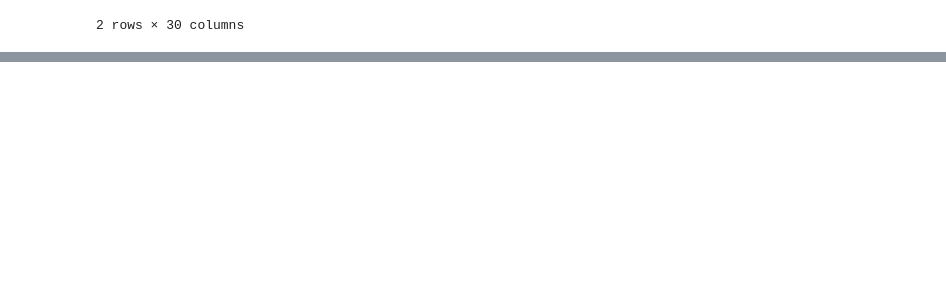
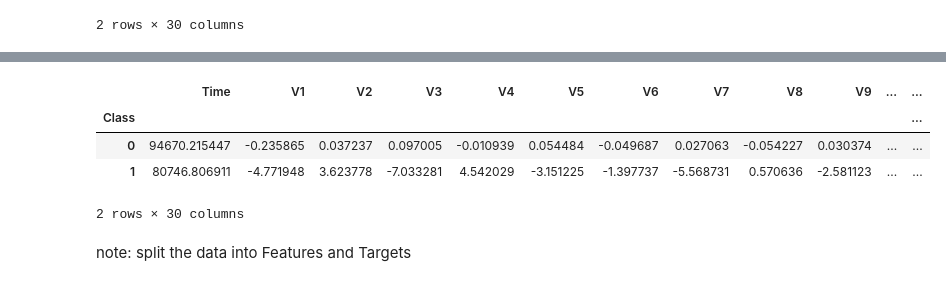
Before and after one commit to 13illydakid/Credit_Card_Fraud_Detection_Project, a Jupyter notebook: card_fraud_detection.ipynb, the cells around one changed output, grey strips where cells are left out. Saved outputs shown, nothing was run; the diff lists cells and outputs as text; code cells hidden in the pictures; blank space fills up the shorter version.

```diff
--- a/card_fraud_detection.ipynb
+++ b/card_fraud_detection.ipynb
@@ -129,0 +164,10 @@ credit_card_data.groupby('Class').mean()
+# %%
+new_dataset.groupby('Class').mean()
+# %% [output]
+|  | Time | V1 | V2 | V3 | V4 | V5 | V6 | V7 | V8 | V9 | ... | ... |
+| Class |  |  |  |  |  |  |  |  |  |  |  | ... |
+| 0 | 94670.215447 | -0.235865 | 0.037237 | 0.097005 | -0.010939 | 0.054484 | -0.049687 | 0.027063 | -0.054227 | 0.030374 | ... | ... |
+| 1 | 80746.806911 | -4.771948 | 3.623778 | -7.033281 | 4.542029 | -3.151225 | -1.397737 | -5.568731 | 0.570636 | -2.581123 | ... | ... |
+2 rows × 30 columns
+# %% [markdown]
+note: split the data into Features and Targets
```
Also changed, not shown: parts of 22 cells of this notebook.
